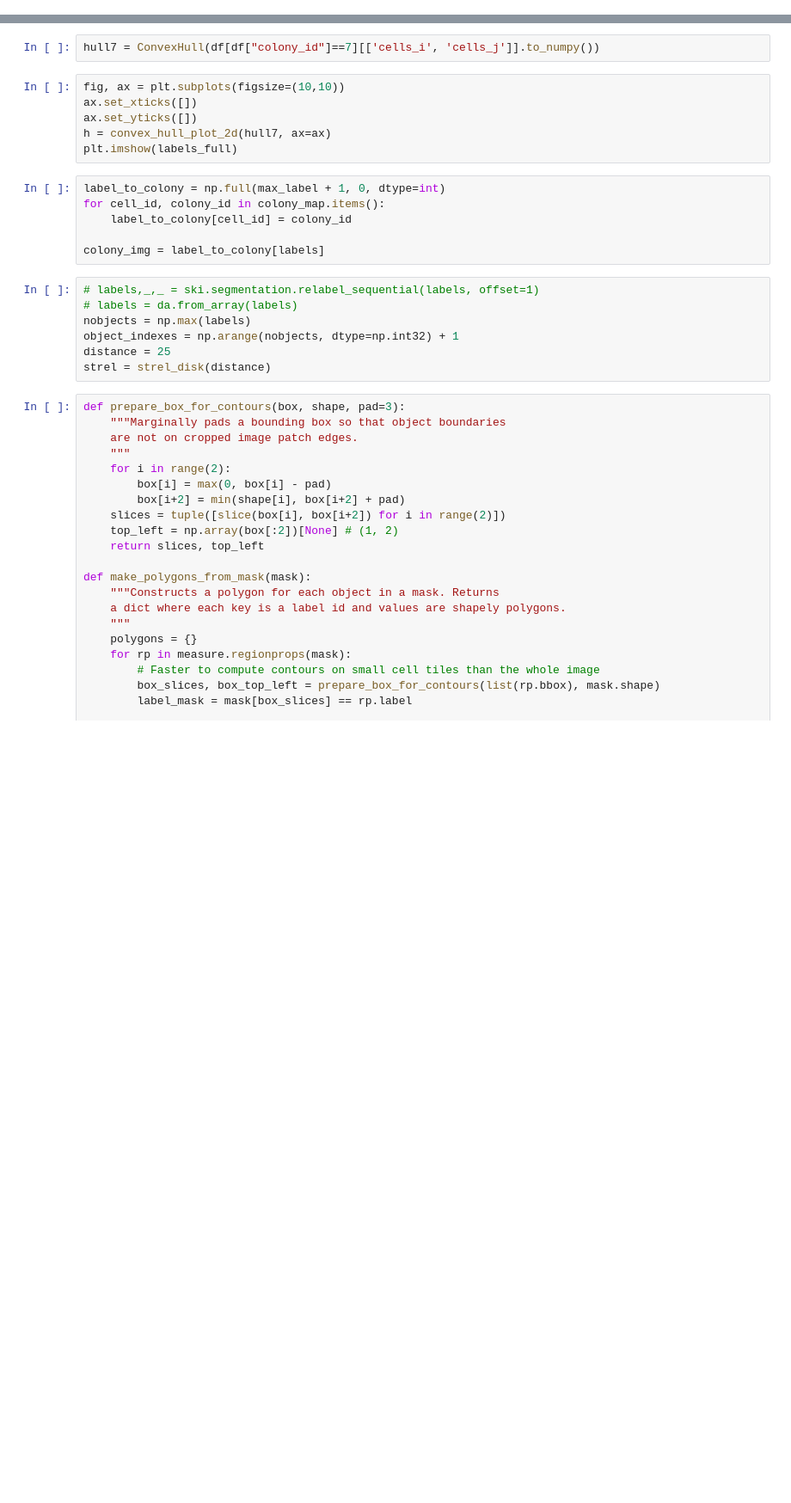
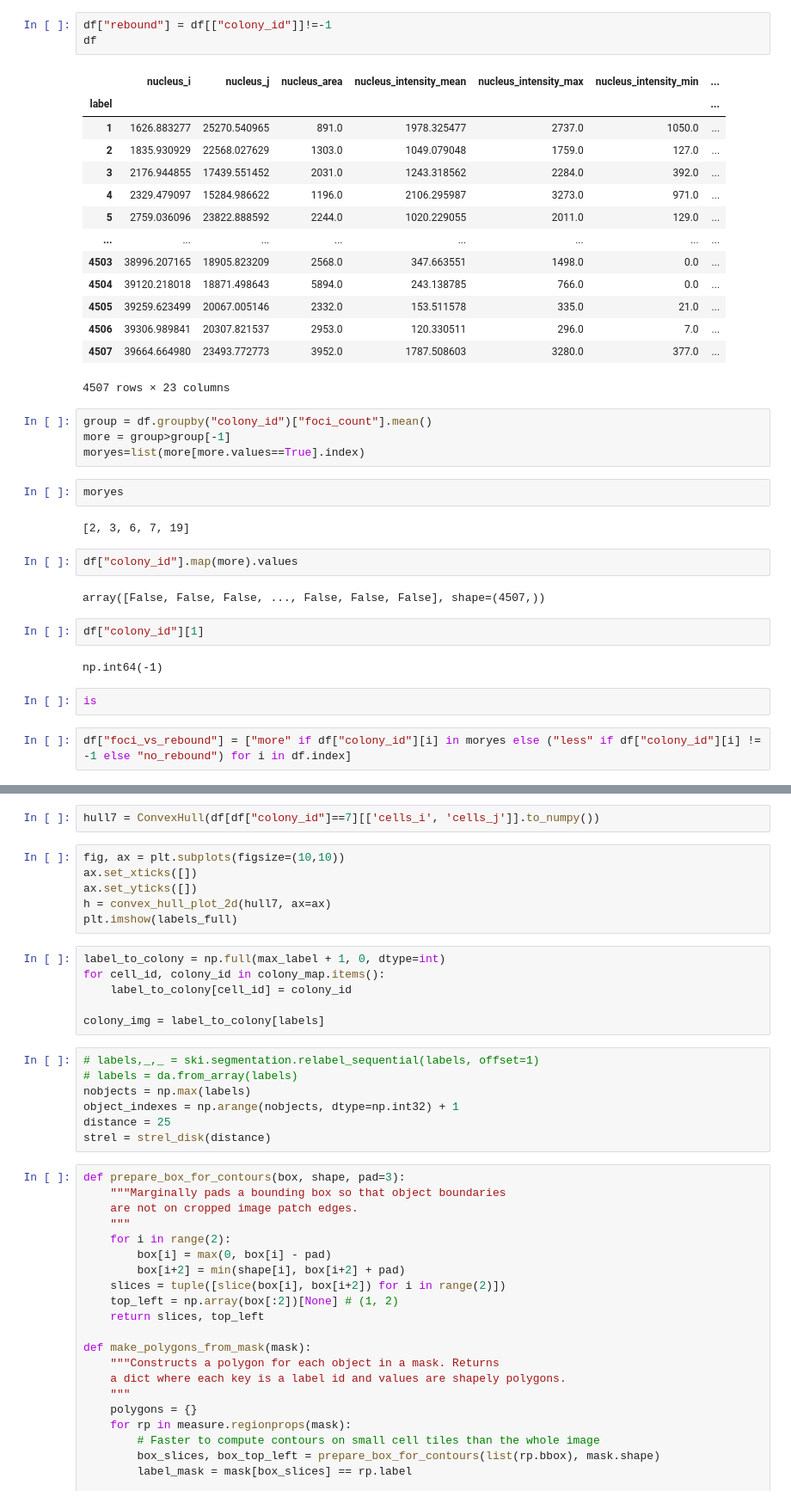
Before and after one commit to hannahbolen1/whole_slide, a Jupyter notebook: current/border_distances.ipynb, the cells around one changed output, grey strips where cells are left out. Shown at 86% size. Cells and saved outputs as stored; diff of their text form; blank space fills up the shorter version.

```diff
--- a/current/border_distances.ipynb
+++ b/current/border_distances.ipynb
@@ -102,0 +47,38 @@ for k, slc in enumerate(objs):
+# %%
+df["rebound"] = df[["colony_id"]]!=-1
+df
+# %% [output]
+|  | nucleus_i | nucleus_j | nucleus_area | nucleus_intensity_mean | nucleus_intensity_max | nucleus_intensity_min | ... |
+| label |  |  |  |  |  |  | ... |
+| 1 | 1626.883277 | 25270.540965 | 891.0 | 1978.325477 | 2737.0 | 1050.0 | ... |
+| 2 | 1835.930929 | 22568.027629 | 1303.0 | 1049.079048 | 1759.0 | 127.0 | ... |
+| 3 | 2176.944855 | 17439.551452 | 2031.0 | 1243.318562 | 2284.0 | 392.0 | ... |
+| 4 | 2329.479097 | 15284.986622 | 1196.0 | 2106.295987 | 3273.0 | 971.0 | ... |
+| 5 | 2759.036096 | 23822.888592 | 2244.0 | 1020.229055 | 2011.0 | 129.0 | ... |
+| ... | ... | ... | ... | ... | ... | ... | ... |
+| 4503 | 38996.207165 | 18905.823209 | 2568.0 | 347.663551 | 1498.0 | 0.0 | ... |
+| 4504 | 39120.218018 | 18871.498643 | 5894.0 | 243.138785 | 766.0 | 0.0 | ... |
+| 4505 | 39259.623499 | 20067.005146 | 2332.0 | 153.511578 | 335.0 | 21.0 | ... |
+| 4506 | 39306.989841 | 20307.821537 | 2953.0 | 120.330511 | 296.0 | 7.0 | ... |
+| 4507 | 39664.664980 | 23493.772773 | 3952.0 | 1787.508603 | 3280.0 | 377.0 | ... |
+4507 rows × 23 columns
+# %%
+group = df.groupby("colony_id")["foci_count"].mean()
+more = group>group[-1]
+moryes=list(more[more.values==True].index)
+# %%
+moryes
+# %% [output]
+[2, 3, 6, 7, 19]
+# %%
+df["colony_id"].map(more).values
+# %% [output]
+array([False, False, False, ..., False, False, False], shape=(4507,))
+# %%
+df["colony_id"][1]
+# %% [output]
+np.int64(-1)
+# %%
+is
+# %%
+df["foci_vs_rebound"] = ["more" if df["colony_id"][i] in moryes else ("less" if df["colony_id"][i] != -1 else "no_rebound") for i in df.index]
```
Also changed, not shown: parts of 65 cells of this notebook, 2 other files.
